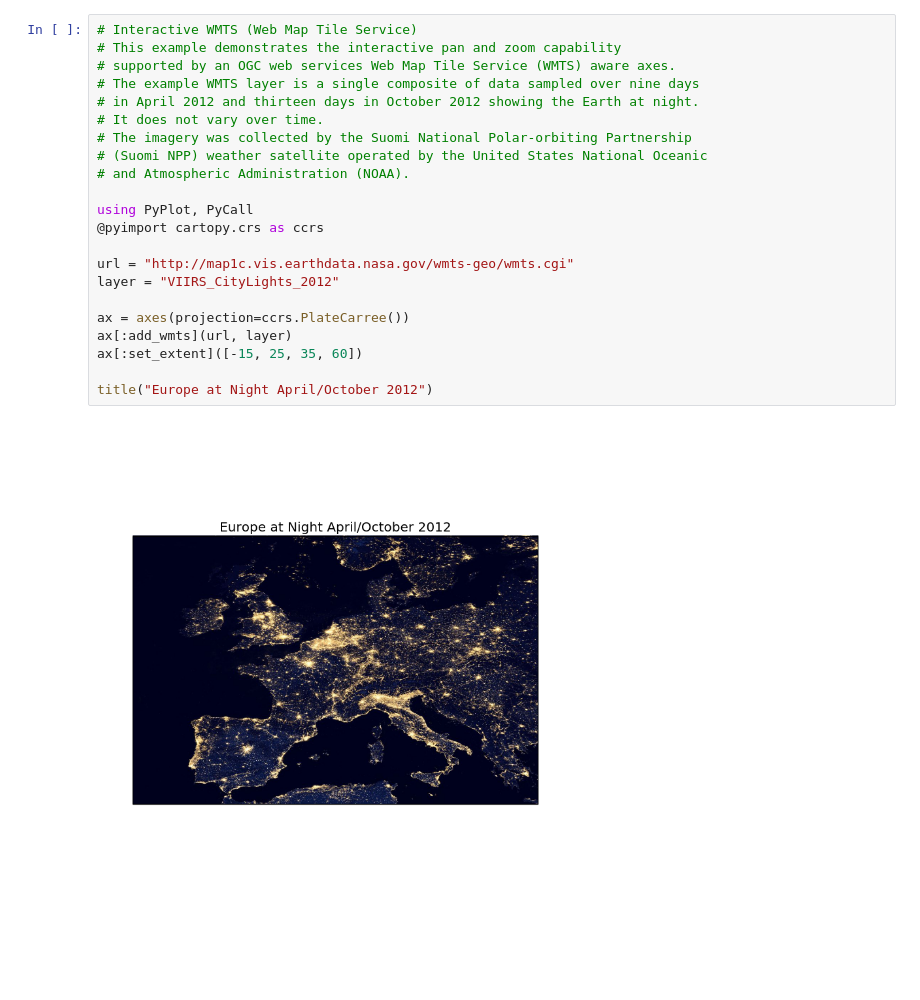
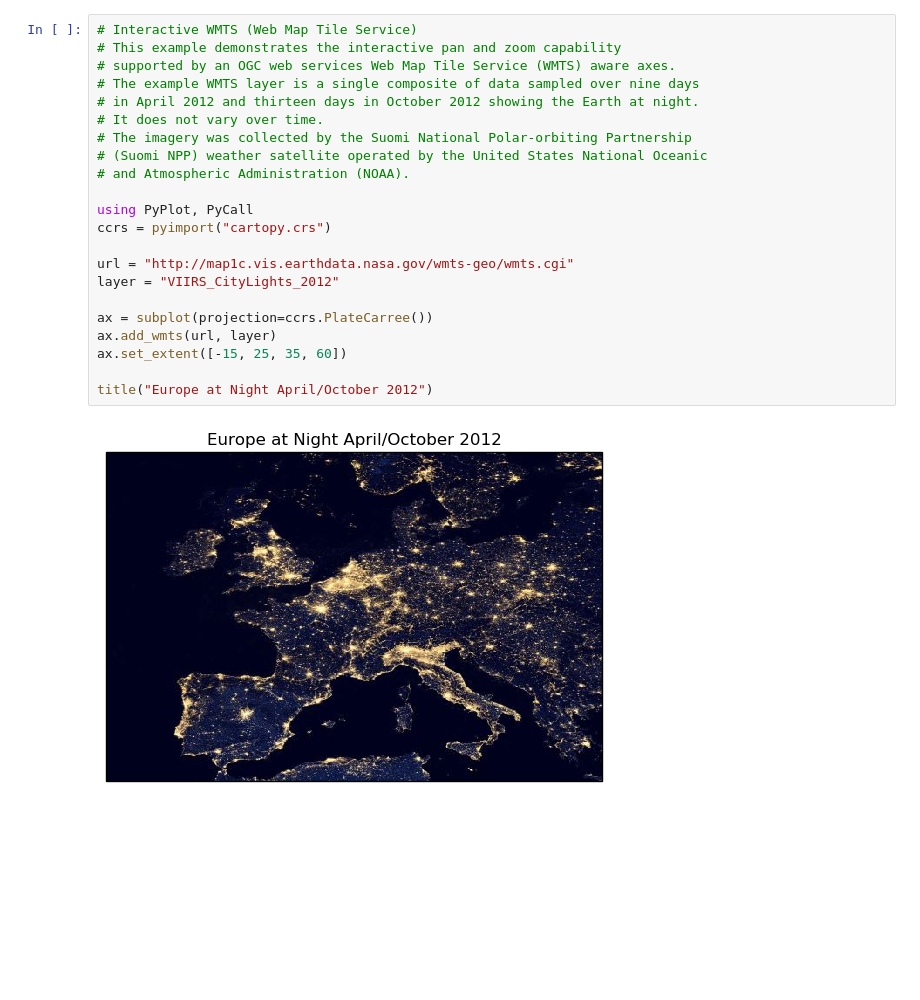
Before and after one commit to jpwspicer/Gists, a Jupyter notebook: cartopy/03wmtsEarthAtNightExample.ipynb, the cells around one changed output. Saved outputs shown, nothing was run; the diff lists cells and outputs as text; blank space fills up the shorter version.

```diff
--- a/cartopy/03wmtsEarthAtNightExample.ipynb
+++ b/cartopy/03wmtsEarthAtNightExample.ipynb
@@ -1,24 +1,24 @@
 # %%
 # Interactive WMTS (Web Map Tile Service)
 # This example demonstrates the interactive pan and zoom capability
 # supported by an OGC web services Web Map Tile Service (WMTS) aware axes.
 # The example WMTS layer is a single composite of data sampled over nine days
 # in April 2012 and thirteen days in October 2012 showing the Earth at night.
 # It does not vary over time.
 # The imagery was collected by the Suomi National Polar-orbiting Partnership
 # (Suomi NPP) weather satellite operated by the United States National Oceanic
 # and Atmospheric Administration (NOAA).
 
 using PyPlot, PyCall
-@pyimport cartopy.crs as ccrs
+ccrs = pyimport("cartopy.crs")
 
 url = "http://map1c.vis.earthdata.nasa.gov/wmts-geo/wmts.cgi"
 layer = "VIIRS_CityLights_2012"
 
-ax = axes(projection=ccrs.PlateCarree())
-ax[:add_wmts](url, layer)
-ax[:set_extent]([-15, 25, 35, 60])
+ax = subplot(projection=ccrs.PlateCarree())
+ax.add_wmts(url, layer)
+ax.set_extent([-15, 25, 35, 60])
 
 title("Europe at Night April/October 2012")
 # %% [output]
-[figure, old version]
+[figure, new version]
```
Also changed, not shown: 4 other files.
